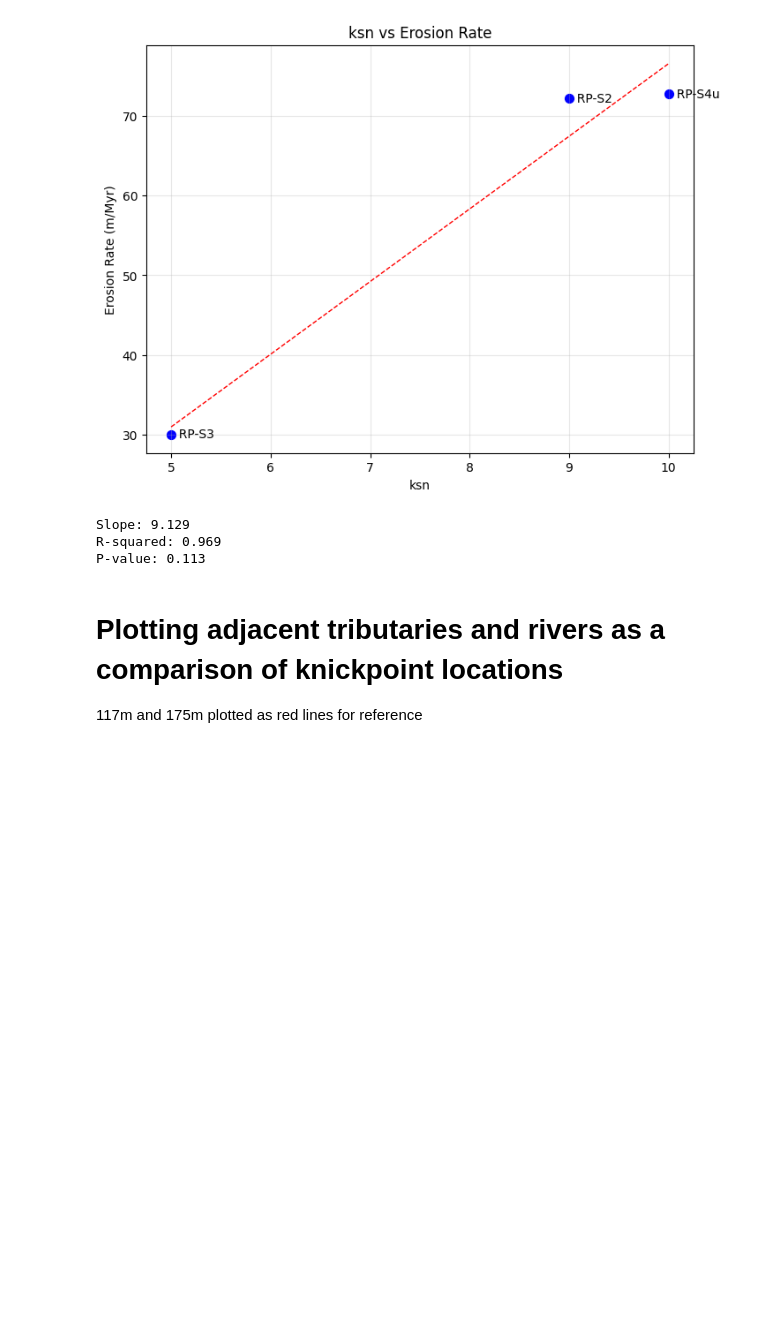
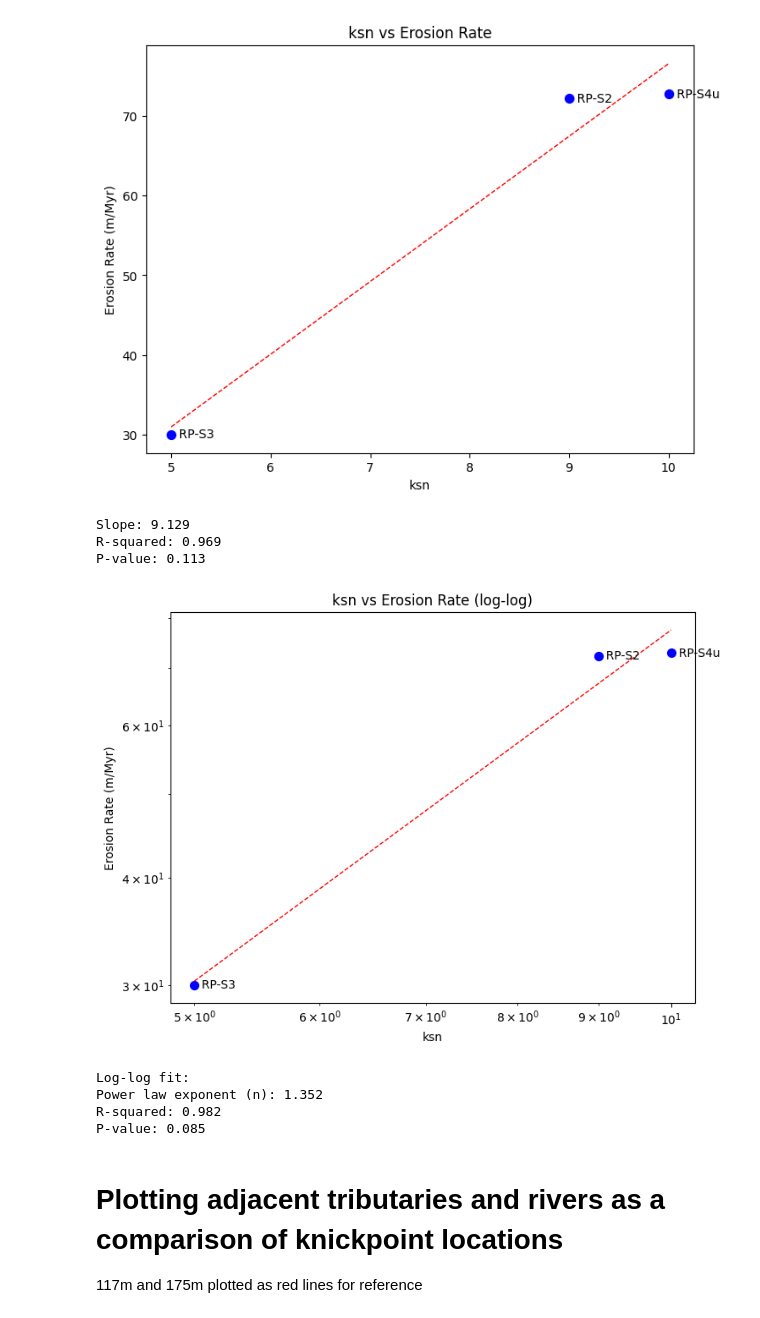
Before and after one commit to glong1321/AndesTG, a Jupyter notebook: Rapel/base_level/SteepnessRapel.ipynb, the cells around one changed output. Cells and saved outputs as stored; diff of their text form; code cells hidden in the pictures; blank space fills up the shorter version.

```diff
--- a/Rapel/base_level/SteepnessRapel.ipynb
+++ b/Rapel/base_level/SteepnessRapel.ipynb
@@ -21,8 +21,7 @@ outlets = [
     (246249.2076, 6240448.447),
     (250212.9354, 6237948.848),
     (250603.5211, 6228481.157),
-    (262281.9748, 6217862.614),
-    (264603.93, 6224733.92)
+    (262281.9748, 6217862.614)
 ]
 
 samples = [
@@ -684,6 +682,45 @@ print(f"P-value: {p_value:.3f}")
 Slope: 9.129
 R-squared: 0.969
 P-value: 0.113
+# %%
+# Additional log-log plot
+plt.figure(figsize=(8, 6))
+plt.scatter(ksn_values, erosion_rates, s=50, color='blue')
+
+# Label each point
+for i, sample in enumerate(samples):
+    plt.text(ksn_values[i], erosion_rates[i], f'  {sample}',
+             fontsize=10, verticalalignment='center')
+
+# For log-log, do regression on log-transformed data
+log_ksn = np.linspace(np.log10(min(ksn_values)), np.log10(max(ksn_values)), 100)
+log_slope, log_intercept, log_r_value, log_p_value, log_std_err = linregress(np.log10(ksn_values), np.log10(erosion_rates))
+
+# Plot regression line (convert back from log space)
+x_line_log = 10**log_ksn
+y_line_log = 10**(log_slope * log_ksn + log_intercept)
+plt.plot(x_line_log, y_line_log, 'r--', linewidth=1,
+         label=f'n = {log_slope:.2f}\nR² = {log_r_value**2:.3f}')
+
+# Set both axes to log scale
+plt.xscale('log')
+plt.yscale('log')
+
+plt.xlabel('ksn')
+plt.ylabel('Erosion Rate (m/Myr)')
+plt.title('ksn vs Erosion Rate (log-log)')
+plt.show()
+
+print(f"\nLog-log fit:")
+print(f"Power law exponent (n): {log_slope:.3f}")
+print(f"R-squared: {log_r_value**2:.3f}")
+print(f"P-value: {log_p_value:.3f}")
+# %% [output]
+[figure, added]
+Log-log fit:
+Power law exponent (n): 1.352
+R-squared: 0.982
+P-value: 0.085
 # %% [markdown]
 # Plotting adjacent tributaries and rivers as a comparison of knickpoint locations
 117m and 175m plotted as red lines for reference
```
Also changed, not shown: parts of 7 cells of this notebook.
